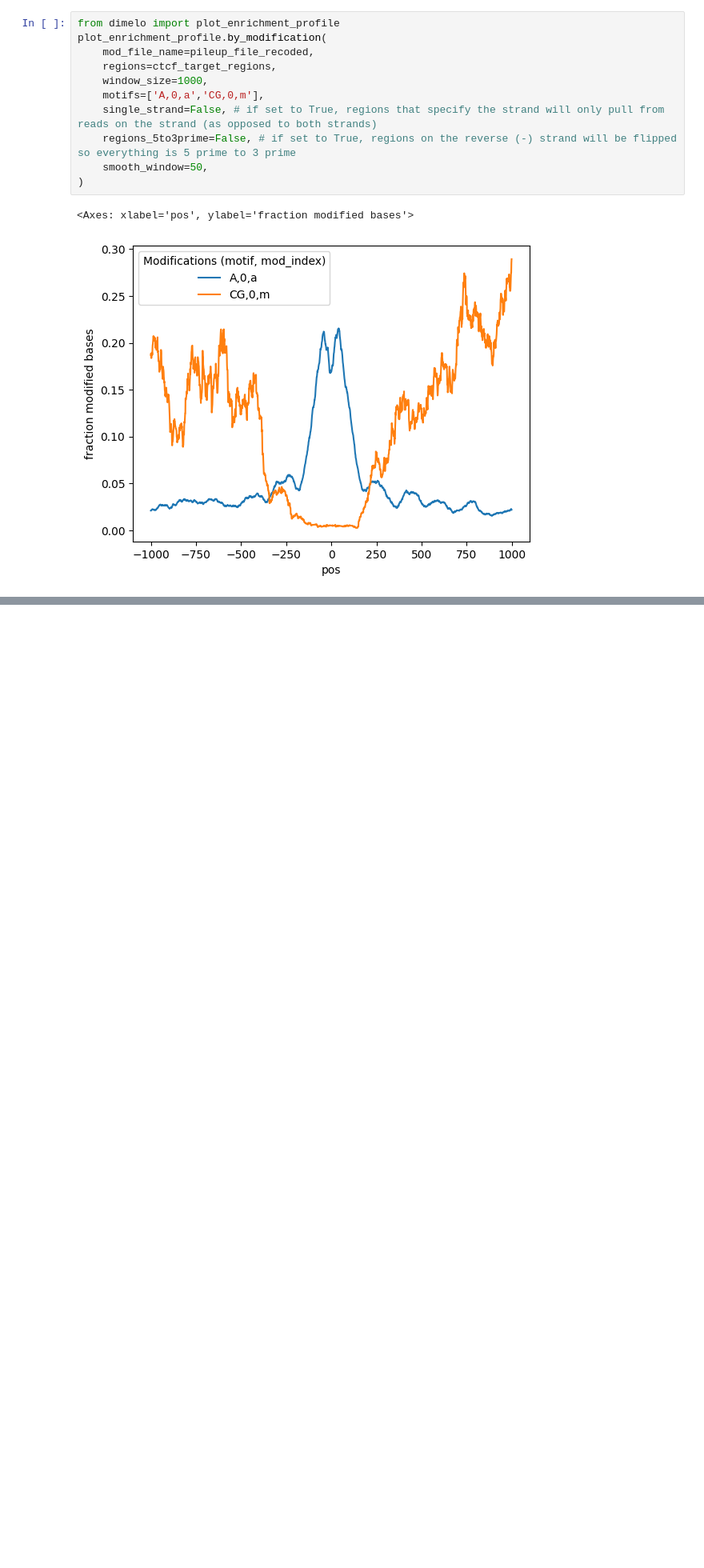
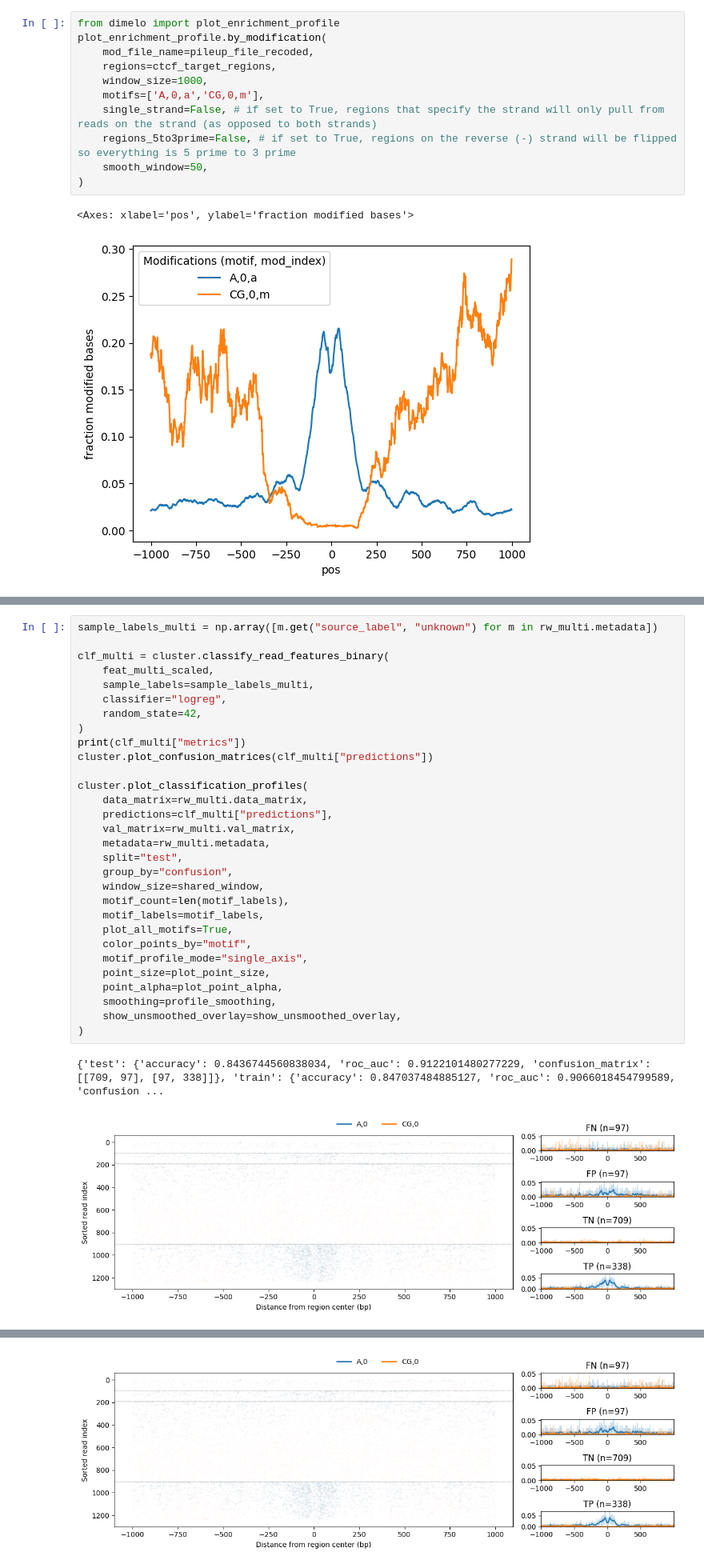
Before and after one commit to streetslab/dimelo, a Jupyter notebook: dimelo_test.ipynb, the cells around one changed output, grey strips where cells are left out. Shown at 80% size. Cells and saved outputs as stored; diff of their text form; blank space fills up the shorter version.

```diff
--- a/dimelo_test.ipynb
+++ b/dimelo_test.ipynb
@@ -2041,0 +1725,33 @@ plot_enrichment_profile.by_modification(
+# %%
+sample_labels_multi = np.array([m.get("source_label", "unknown") for m in rw_multi.metadata])
+
+clf_multi = cluster.classify_read_features_binary(
+    feat_multi_scaled,
+    sample_labels=sample_labels_multi,
+    classifier="logreg",
+    random_state=42,
+)
+print(clf_multi["metrics"])
+cluster.plot_confusion_matrices(clf_multi["predictions"])
+
+cluster.plot_classification_profiles(
+    data_matrix=rw_multi.data_matrix,
+    predictions=clf_multi["predictions"],
+    val_matrix=rw_multi.val_matrix,
+    metadata=rw_multi.metadata,
+    split="test",
+    group_by="confusion",
+    window_size=shared_window,
+    motif_count=len(motif_labels),
+    motif_labels=motif_labels,
+    plot_all_motifs=True,
+    color_points_by="motif",
+    motif_profile_mode="single_axis",
+    point_size=plot_point_size,
+    point_alpha=plot_point_alpha,
+    smoothing=profile_smoothing,
+    show_unsmoothed_overlay=show_unsmoothed_overlay,
+)
+# %% [output]
+{'test': {'accuracy': 0.8436744560838034, 'roc_auc': 0.9122101480277229, 'confusion_matrix': [[709, 97], [97, 338]]}, 'train': {'accuracy': 0.847037484885127, 'roc_auc': 0.9066018454799589, 'confusion ...
+[figure, added]
@@ -2041,0 +1759 @@ plot_enrichment_profile.by_modification(
+[figure, added]
```
Also changed, not shown: parts of 57 cells of this notebook, 9 other files.
